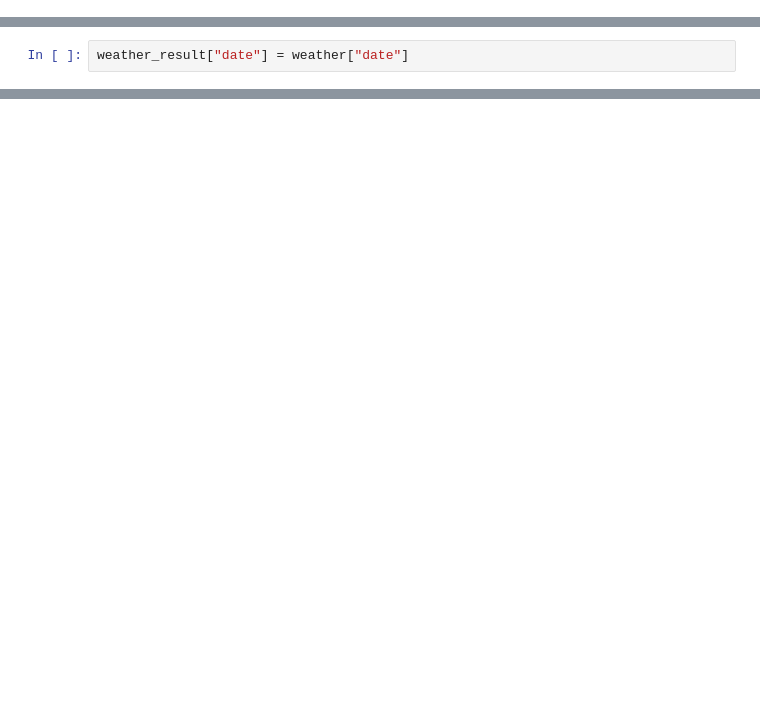
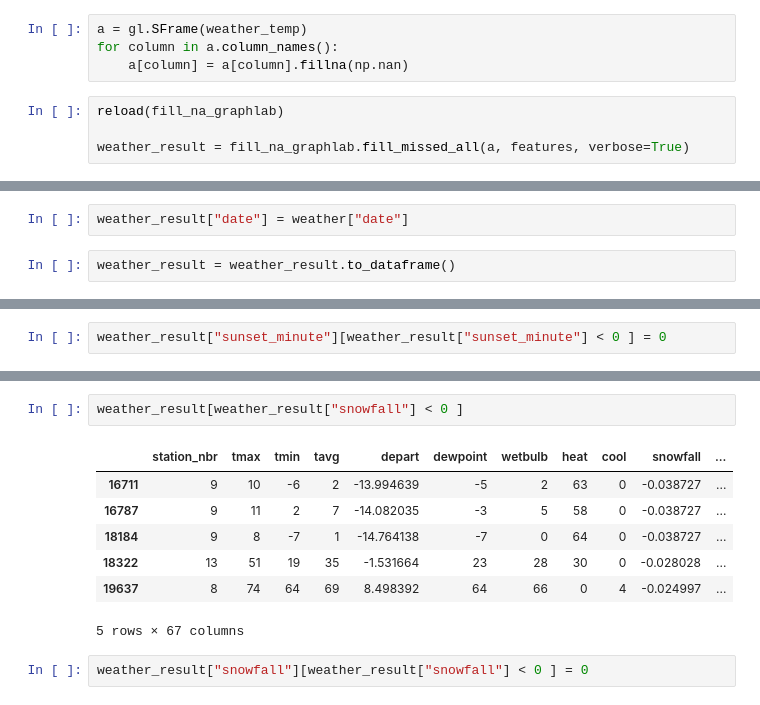
Before and after one commit to ternaus/kaggle_wallmart, a Jupyter notebook: Fill with regressor.ipynb, the cells around one changed output, grey strips where cells are left out. Drawn from its saved outputs; the diff is of its cells as text; blank space fills up the shorter version.

Commit message:
Fill with graphlab

```diff
--- a/Fill with regressor.ipynb
+++ b/Fill with regressor.ipynb
@@ -62,0 +149,8 @@ weather_result["station_nbr"] = weather["station_nbr"]
+# %%
+a = gl.SFrame(weather_temp)
+for column in a.column_names():
+    a[column] = a[column].fillna(np.nan)
+# %%
+reload(fill_na_graphlab)
+
+weather_result = fill_na_graphlab.fill_missed_all(a, features, verbose=True)
@@ -63,2 +224,4 @@ weather_result["station_nbr"] = weather["station_nbr"]
 # %%
 weather_result["date"] = weather["date"]
+# %%
+weather_result = weather_result.to_dataframe()
@@ -64,0 +268,2 @@ weather_result["date"] = weather["date"]
+# %%
+weather_result["sunset_minute"][weather_result["sunset_minute"] < 0 ] = 0
@@ -64,0 +295,12 @@ weather_result["date"] = weather["date"]
+# %%
+weather_result[weather_result["snowfall"] < 0 ]
+# %% [output]
+|  | station_nbr | tmax | tmin | tavg | depart | dewpoint | wetbulb | heat | cool | snowfall | ... |
+| 16711 | 9 | 10 | -6 | 2 | -13.994639 | -5 | 2 | 63 | 0 | -0.038727 | ... |
+| 16787 | 9 | 11 | 2 | 7 | -14.082035 | -3 | 5 | 58 | 0 | -0.038727 | ... |
+| 18184 | 9 | 8 | -7 | 1 | -14.764138 | -7 | 0 | 64 | 0 | -0.038727 | ... |
+| 18322 | 13 | 51 | 19 | 35 | -1.531664 | 23 | 28 | 30 | 0 | -0.028028 | ... |
+| 19637 | 8 | 74 | 64 | 69 | 8.498392 | 64 | 66 | 0 | 4 | -0.024997 | ... |
+5 rows × 67 columns
+# %%
+weather_result["snowfall"][weather_result["snowfall"] < 0 ] = 0
```
Also changed, not shown: parts of 35 cells of this notebook.
